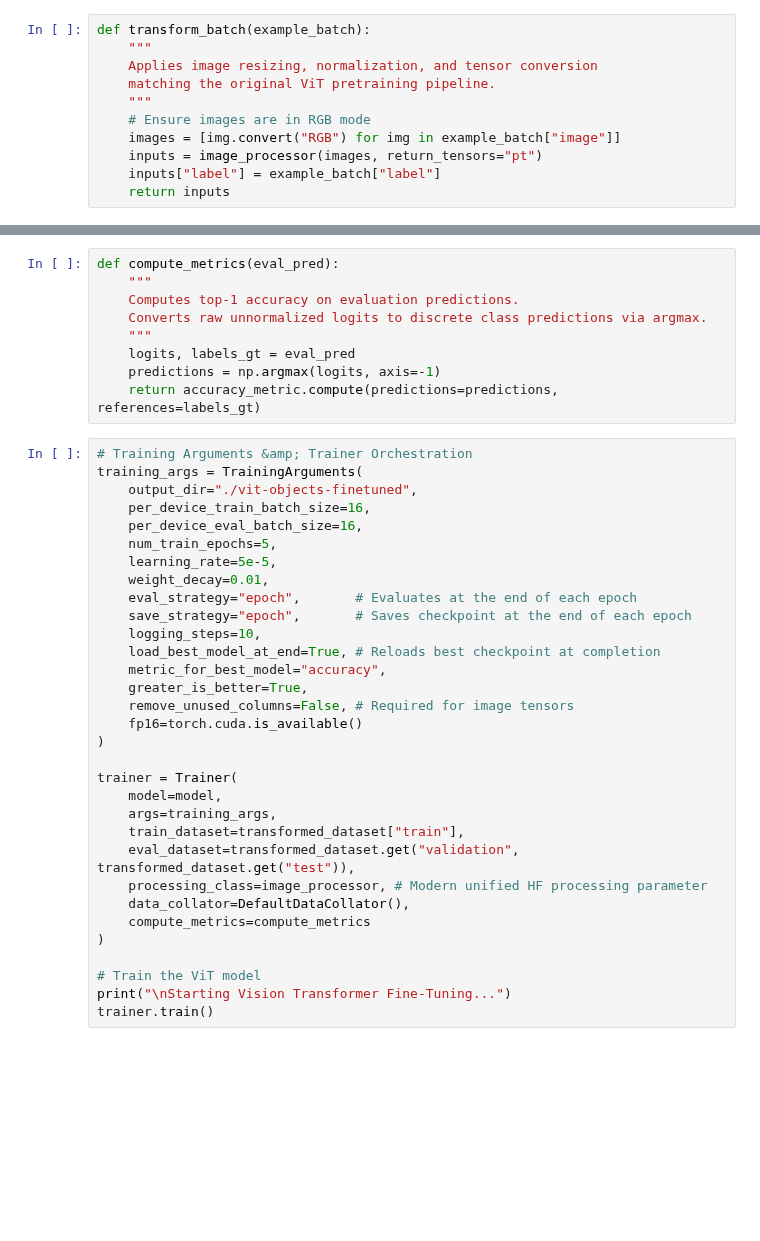
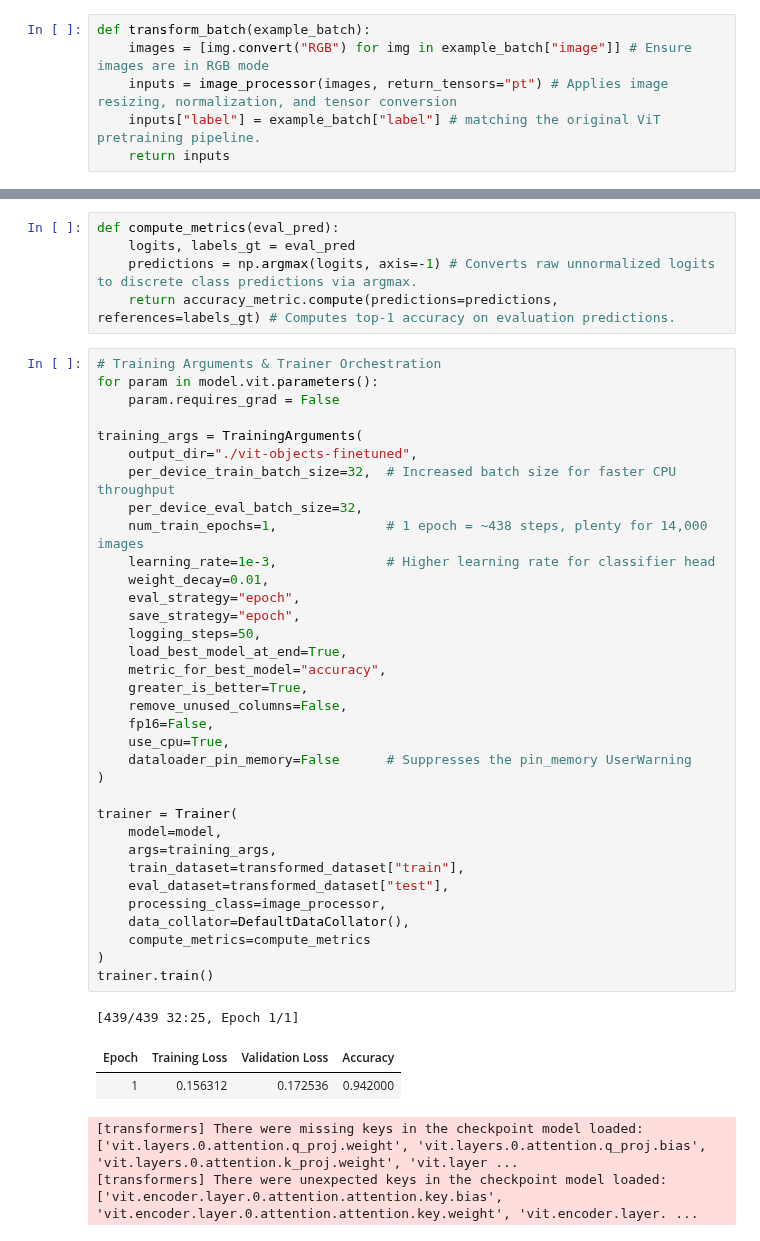
Before and after one commit to jayogl/INFO4000, a Jupyter notebook: 1stMP/src/1stmp/MiniProject1.ipynb, the cells around one changed output, grey strips where cells are left out. Cells and saved outputs as stored; diff of their text form; blank space fills up the shorter version.

```diff
--- a/1stMP/src/1stmp/MiniProject1.ipynb
+++ b/1stMP/src/1stmp/MiniProject1.ipynb
@@ -68,13 +61,8 @@ To support symlinks on Windows, you either need to activate Developer Mode or to
 # %%
 def transform_batch(example_batch):
-    """
-    Applies image resizing, normalization, and tensor conversion
-    matching the original ViT pretraining pipeline.
-    """
-    # Ensure images are in RGB mode
-    images = [img.convert("RGB") for img in example_batch["image"]]
-    inputs = image_processor(images, return_tensors="pt")
-    inputs["label"] = example_batch["label"]
+    images = [img.convert("RGB") for img in example_batch["image"]] # Ensure images are in RGB mode
+    inputs = image_processor(images, return_tensors="pt") # Applies image resizing, normalization, and tensor conversion
+    inputs["label"] = example_batch["label"] # matching the original ViT pretraining pipeline.
     return inputs
 # %%
 # Apply transformations dynamically on the fly
@@ -104,42 +90,46 @@ Notes:
 - MISMATCH:     ckpt weights were loaded, but they did not match the original empty weight shapes.
 # %%
 def compute_metrics(eval_pred):
-    """
-    Computes top-1 accuracy on evaluation predictions.
-    Converts raw unnormalized logits to discrete class predictions via argmax.
-    """
     logits, labels_gt = eval_pred
-    predictions = np.argmax(logits, axis=-1)
-    return accuracy_metric.compute(predictions=predictions, references=labels_gt)
+    predictions = np.argmax(logits, axis=-1) # Converts raw unnormalized logits to discrete class predictions via argmax.
+    return accuracy_metric.compute(predictions=predictions, references=labels_gt) # Computes top-1 accuracy on evaluation predictions.
 # %%
-# Training Arguments &amp; Trainer Orchestration
+# Training Arguments & Trainer Orchestration
+for param in model.vit.parameters():
+    param.requires_grad = False
+
 training_args = TrainingArguments(
     output_dir="./vit-objects-finetuned",
-    per_device_train_batch_size=16,
-    per_device_eval_batch_size=16,
-    num_train_epochs=5,
-    learning_rate=5e-5,
+    per_device_train_batch_size=32,  # Increased batch size for faster CPU throughput
+    per_device_eval_batch_size=32,
+    num_train_epochs=1,              # 1 epoch = ~438 steps, plenty for 14,000 images
+    learning_rate=1e-3,              # Higher learning rate for classifier head
     weight_decay=0.01,
-    eval_strategy="epoch",       # Evaluates at the end of each epoch
-    save_strategy="epoch",       # Saves checkpoint at the end of each epoch
-    logging_steps=10,
-    load_best_model_at_end=True, # Reloads best checkpoint at completion
+    eval_strategy="epoch",
+    save_strategy="epoch",
+    logging_steps=50,
+    load_best_model_at_end=True,
     metric_for_best_model="accuracy",
     greater_is_better=True,
-    remove_unused_columns=False, # Required for image tensors
-    fp16=torch.cuda.is_available()
+    remove_unused_columns=False,
+    fp16=False,
+    use_cpu=True,
+    dataloader_pin_memory=False      # Suppresses the pin_memory UserWarning
 )
 
 trainer = Trainer(
     model=model,
     args=training_args,
     train_dataset=transformed_dataset["train"],
-    eval_dataset=transformed_dataset.get("validation", transformed_dataset.get("test")),
-    processing_class=image_processor, # Modern unified HF processing parameter
+    eval_dataset=transformed_dataset["test"],
+    processing_class=image_processor,
     data_collator=DefaultDataCollator(),
     compute_metrics=compute_metrics
 )
-
-# Train the ViT model
-print("\nStarting Vision Transformer Fine-Tuning...")
 trainer.train()
+# %% [output]
+[439/439 32:25, Epoch 1/1]
+| Epoch | Training Loss | Validation Loss | Accuracy |
+| 1 | 0.156312 | 0.172536 | 0.942000 |
+[transformers] There were missing keys in the checkpoint model loaded: ['vit.layers.0.attention.q_proj.weight', 'vit.layers.0.attention.q_proj.bias', 'vit.layers.0.attention.k_proj.weight', 'vit.layer ...
+[transformers] There were unexpected keys in the checkpoint model loaded: ['vit.encoder.layer.0.attention.attention.key.bias', 'vit.encoder.layer.0.attention.attention.key.weight', 'vit.encoder.layer. ...
```
Also changed, not shown: parts of 11 cells of this notebook, 9 other files.
